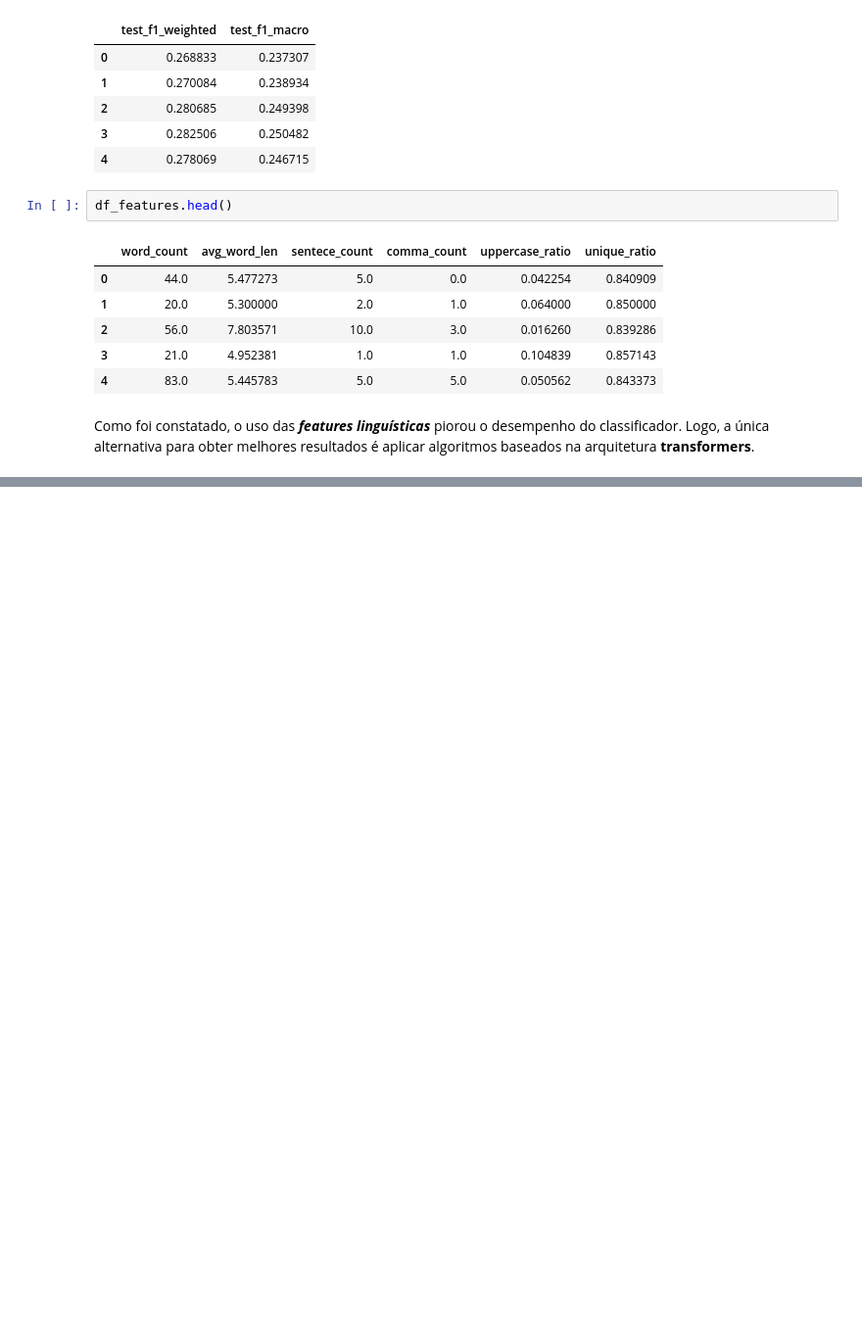
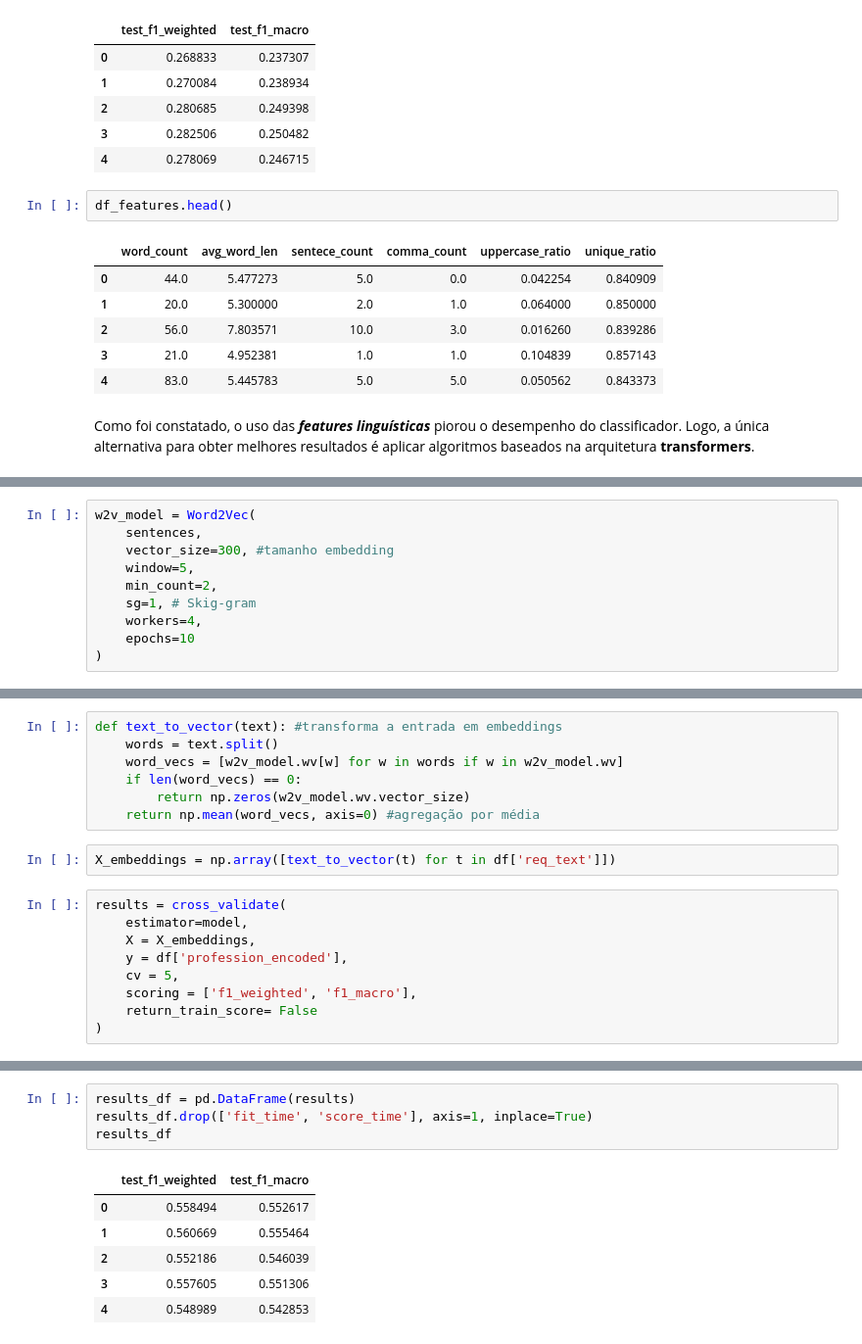
Before and after one commit to Marcos-Med/PLN, a Jupyter notebook: Marcos/ep2.ipynb, the cells around one changed output, grey strips where cells are left out. Shown at 98% size. Drawn from its saved outputs; the diff is of its cells as text; blank space fills up the shorter version.

Commit message:
embeddings

```diff
--- a/Marcos/ep2.ipynb
+++ b/Marcos/ep2.ipynb
@@ -447,0 +454,10 @@ Como foi constatado, o uso das ***features linguísticas*** piorou o desempenho
+# %%
+w2v_model = Word2Vec(
+    sentences,
+    vector_size=300, #tamanho embedding
+    window=5,
+    min_count=2,
+    sg=1, # Skig-gram
+    workers=4,
+    epochs=10
+)
@@ -447,0 +466,18 @@ Como foi constatado, o uso das ***features linguísticas*** piorou o desempenho
+# %%
+def text_to_vector(text): #transforma a entrada em embeddings
+    words = text.split()
+    word_vecs = [w2v_model.wv[w] for w in words if w in w2v_model.wv]
+    if len(word_vecs) == 0:
+        return np.zeros(w2v_model.wv.vector_size)
+    return np.mean(word_vecs, axis=0) #agregação por média
+# %%
+X_embeddings = np.array([text_to_vector(t) for t in df['req_text']])
+# %%
+results = cross_validate(
+    estimator=model,
+    X = X_embeddings,
+    y = df['profession_encoded'],
+    cv = 5,
+    scoring = ['f1_weighted', 'f1_macro'],
+    return_train_score= False
+)
@@ -447,0 +502,11 @@ Como foi constatado, o uso das ***features linguísticas*** piorou o desempenho
+# %%
+results_df = pd.DataFrame(results)
+results_df.drop(['fit_time', 'score_time'], axis=1, inplace=True)
+results_df
+# %% [output]
+|  | test_f1_weighted | test_f1_macro |
+| 0 | 0.558494 | 0.552617 |
+| 1 | 0.560669 | 0.555464 |
+| 2 | 0.552186 | 0.546039 |
+| 3 | 0.557605 | 0.551306 |
+| 4 | 0.548989 | 0.542853 |
```
Also changed, not shown: parts of 4 cells of this notebook, 2 other files.
